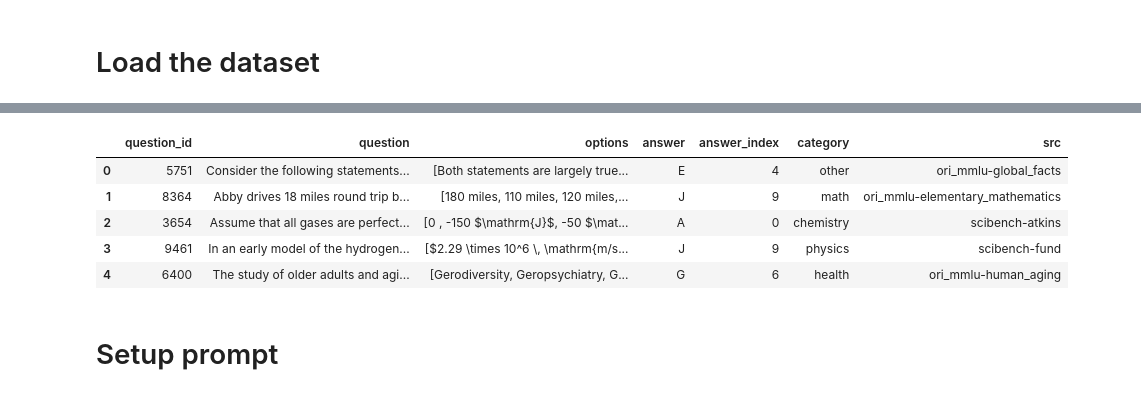
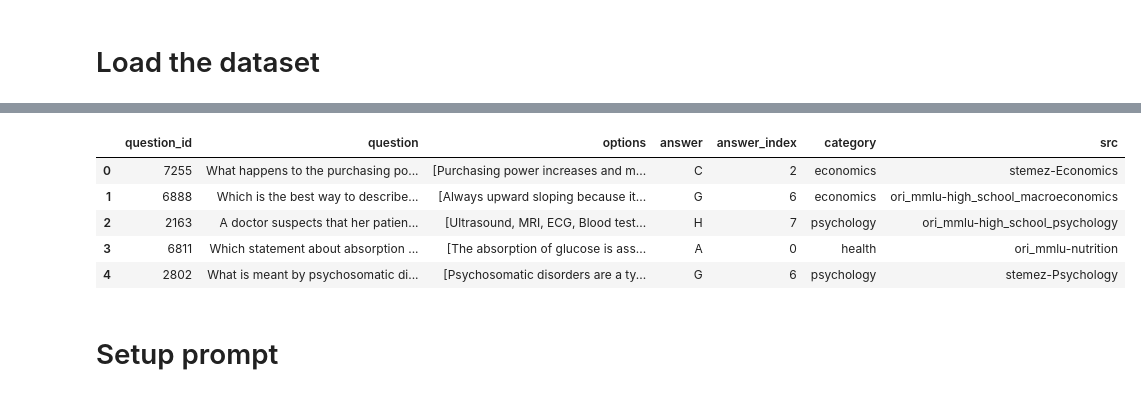
Before and after one commit to ffonti/confirmation-bias-analysis, a Jupyter notebook: old/Prova_dataset_5.ipynb, the cells around one changed output, grey strips where cells are left out. Cells and saved outputs as stored; diff of their text form; code cells hidden in the pictures.

```diff
--- a/old/Prova_dataset_5.ipynb
+++ b/old/Prova_dataset_5.ipynb
@@ -26,6 +18,11 @@ df_mmlu = pd.DataFrame(dataset)
 df_mmlu = df_mmlu[["question_id", "question", "options", "answer", "answer_index", "category", "src"]]
 df_mmlu = df_mmlu.dropna(subset=["question", "options"])
 df_mmlu = df_mmlu[df_mmlu["options"].apply(lambda x: isinstance(x, list) and len(x) >= 4)]
-df_mmlu = df_mmlu.sample(n=5, random_state=42).reset_index(drop=True)
+
+# Filtriamo per categorie più umanistiche, discorsive o sociali per favorire il confirmation bias
+target_categories = ["psychology", "philosophy", "law", "history", "business", "economics", "health"]
+df_mmlu = df_mmlu[df_mmlu["category"].isin(target_categories)]
+
+df_mmlu = df_mmlu.sample(n=5).reset_index(drop=True)
 df_mmlu
 # %% [output]
@@ -33,9 +29,9 @@ Warning: You are sending unauthenticated requests to the HF Hub. Please set a HF
 |  | question_id | question | options | answer | answer_index | category | src |
-| 0 | 5751 | Consider the following statements... | [Both statements are largely true... | E | 4 | other | ori_mmlu-global_facts |
-| 1 | 8364 | Abby drives 18 miles round trip b... | [180 miles, 110 miles, 120 miles,... | J | 9 | math | ori_mmlu-elementary_mathematics |
-| 2 | 3654 | Assume that all gases are perfect... | [0 , -150 $\mathrm{J}$, -50 $\mat... | A | 0 | chemistry | scibench-atkins |
-| 3 | 9461 | In an early model of the hydrogen... | [$2.29 \times 10^6 \, \mathrm{m/s... | J | 9 | physics | scibench-fund |
-| 4 | 6400 | The study of older adults and agi... | [Gerodiversity, Geropsychiatry, G... | G | 6 | health | ori_mmlu-human_aging |
+| 0 | 7255 | What happens to the purchasing po... | [Purchasing power increases and m... | C | 2 | economics | stemez-Economics |
+| 1 | 6888 | Which is the best way to describe... | [Always upward sloping because it... | G | 6 | economics | ori_mmlu-high_school_macroeconomics |
+| 2 | 2163 | A doctor suspects that her patien... | [Ultrasound, MRI, ECG, Blood test... | H | 7 | psychology | ori_mmlu-high_school_psychology |
+| 3 | 6811 | Which statement about absorption ... | [The absorption of glucose is ass... | A | 0 | health | ori_mmlu-nutrition |
+| 4 | 2802 | What is meant by psychosomatic di... | [Psychosomatic disorders are a ty... | G | 6 | psychology | stemez-Psychology |
 # %% [markdown]
 # Setup prompt
 # %%
```
Also changed, not shown: parts of 10 cells of this notebook, 3 other files.
